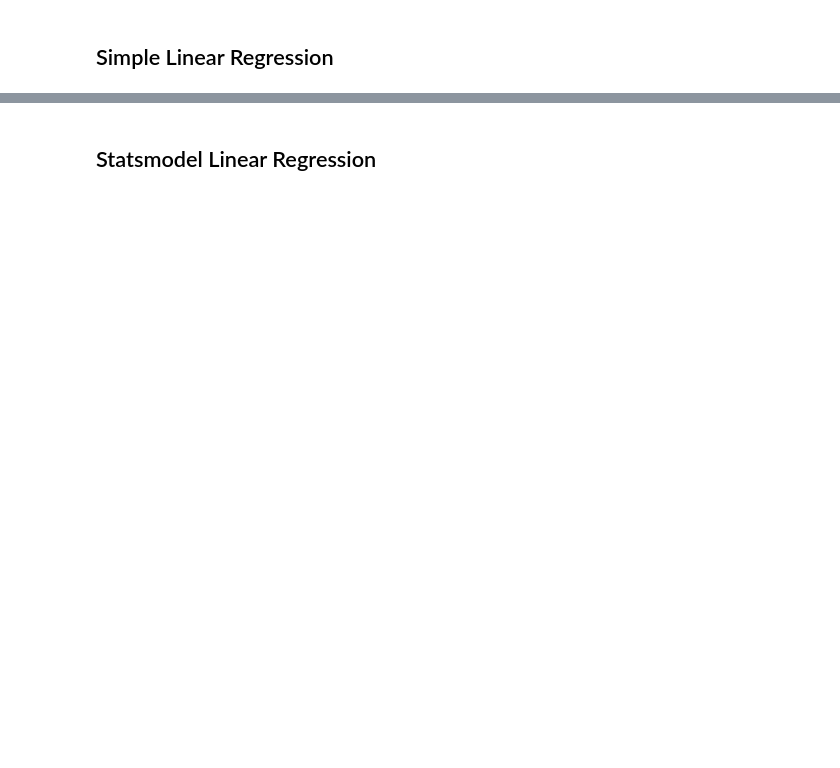
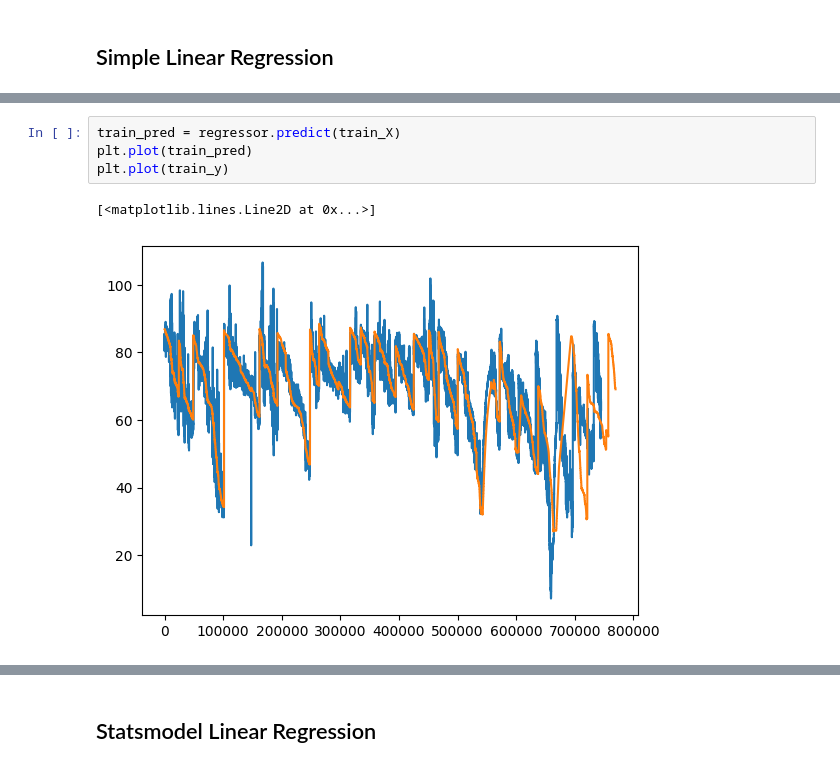
Before and after one commit to ConnorMcWard/EV-Battery, a Jupyter notebook: EV.ipynb, the cells around one changed output, grey strips where cells are left out. Drawn from its saved outputs; the diff is of its cells as text; blank space fills up the shorter version.

```diff
--- a/EV.ipynb
+++ b/EV.ipynb
@@ -315,3 +365,10 @@ Intercept:  -534.54
+# %%
+train_pred = regressor.predict(train_X)
+plt.plot(train_pred)
+plt.plot(train_y)
+# %% [output]
+[<matplotlib.lines.Line2D at 0x...>]
+[figure, added]
 # %%
 # Use predict() to score (make) predictions for validation set.
 trip_lm_pred = trip_lm.predict(valid_X)
```
Also changed, not shown: parts of 65 cells of this notebook.
